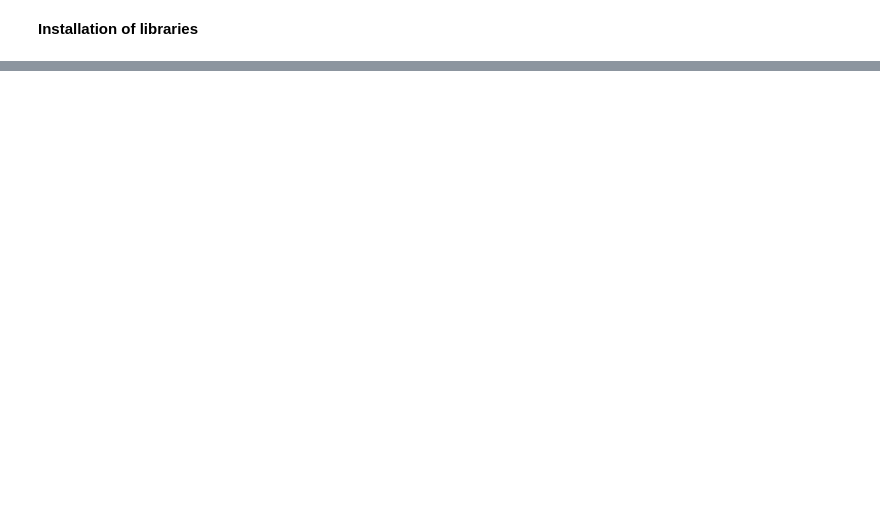
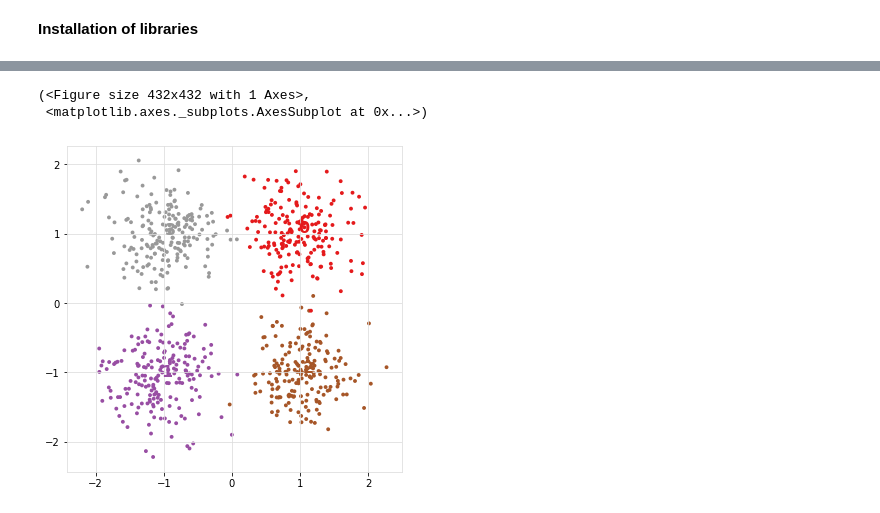
Before and after one commit to erdogant/clusteval, a Jupyter notebook: notebooks/clusteval.ipynb, the cells around one changed output, grey strips where cells are left out. Saved outputs shown, nothing was run; the diff lists cells and outputs as text; code cells hidden in the pictures; blank space fills up the shorter version.

```diff
--- a/notebooks/clusteval.ipynb
+++ b/notebooks/clusteval.ipynb
@@ -219,0 +75,7 @@ model = bn.import_DAG(bif_file, verbose=1)
+# %%
+X3, y3 = make_blobs(n_samples=750, centers=[[1, 1], [-1, -1], [1, -1], [-1, 1]], cluster_std=0.4,random_state=0)
+scatterd(X3[:,0],X3[:,1],label=y3, figsize=(6,6))
+# %% [output]
+(<Figure size 432x432 with 1 Axes>,
+ <matplotlib.axes._subplots.AxesSubplot at 0x...>)
+[figure, added]
```
Also changed, not shown: parts of 45 cells of this notebook.
